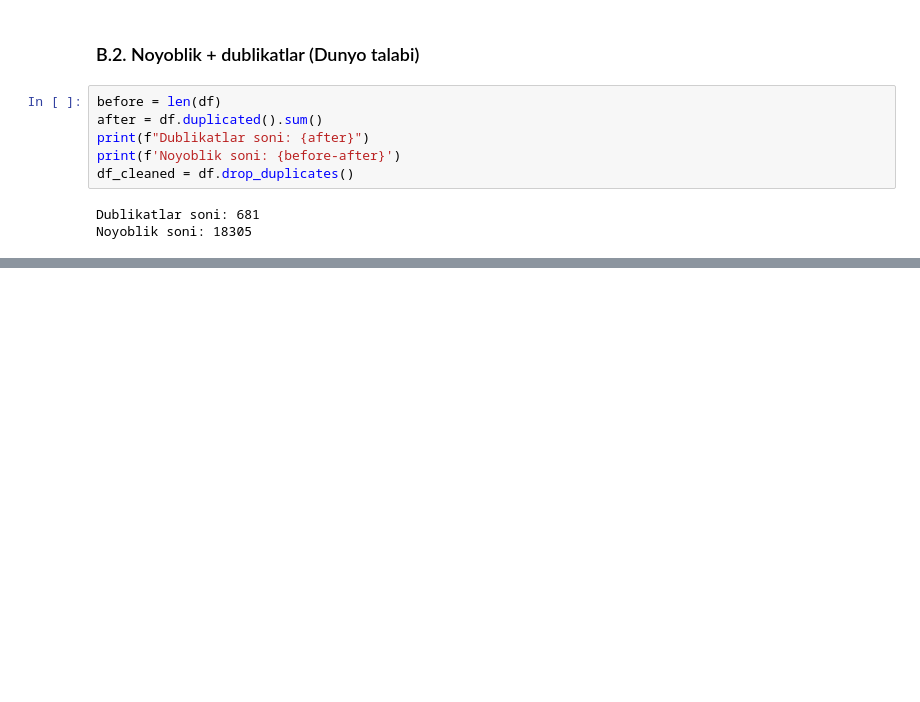
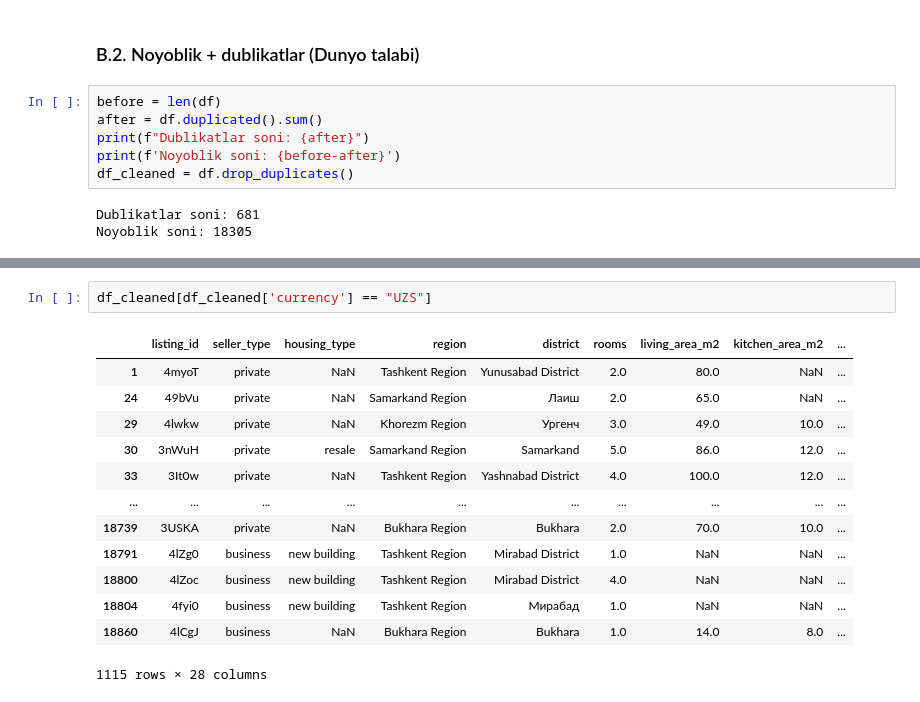
Before and after one commit to Javoh20111/Tashkent-apartment-analysis, a Jupyter notebook: notebooks/1_data_cleaning.ipynb, the cells around one changed output, grey strips where cells are left out. Drawn from its saved outputs; the diff is of its cells as text; blank space fills up the shorter version.

```diff
--- a/notebooks/1_data_cleaning.ipynb
+++ b/notebooks/1_data_cleaning.ipynb
@@ -132,0 +223,16 @@ df_cleaned.head()
+# %%
+df_cleaned[df_cleaned['currency'] == "UZS"]
+# %% [output]
+|  | listing_id | seller_type | housing_type | region | district | rooms | living_area_m2 | kitchen_area_m2 | ... |
+| 1 | 4myoT | private | NaN | Tashkent Region | Yunusabad District | 2.0 | 80.0 | NaN | ... |
+| 24 | 49bVu | private | NaN | Samarkand Region | Лаиш | 2.0 | 65.0 | NaN | ... |
+| 29 | 4lwkw | private | NaN | Khorezm Region | Ургенч | 3.0 | 49.0 | 10.0 | ... |
+| 30 | 3nWuH | private | resale | Samarkand Region | Samarkand | 5.0 | 86.0 | 12.0 | ... |
+| 33 | 3It0w | private | NaN | Tashkent Region | Yashnabad District | 4.0 | 100.0 | 12.0 | ... |
+| ... | ... | ... | ... | ... | ... | ... | ... | ... | ... |
+| 18739 | 3USKA | private | NaN | Bukhara Region | Bukhara | 2.0 | 70.0 | 10.0 | ... |
+| 18791 | 4lZg0 | business | new building | Tashkent Region | Mirabad District | 1.0 | NaN | NaN | ... |
+| 18800 | 4lZoc | business | new building | Tashkent Region | Mirabad District | 4.0 | NaN | NaN | ... |
+| 18804 | 4fyi0 | business | new building | Tashkent Region | Мирабад | 1.0 | NaN | NaN | ... |
+| 18860 | 4lCgJ | business | NaN | Bukhara Region | Bukhara | 1.0 | 14.0 | 8.0 | ... |
+1115 rows × 28 columns
```
Also changed, not shown: parts of 9 cells of this notebook, 2 other files.
